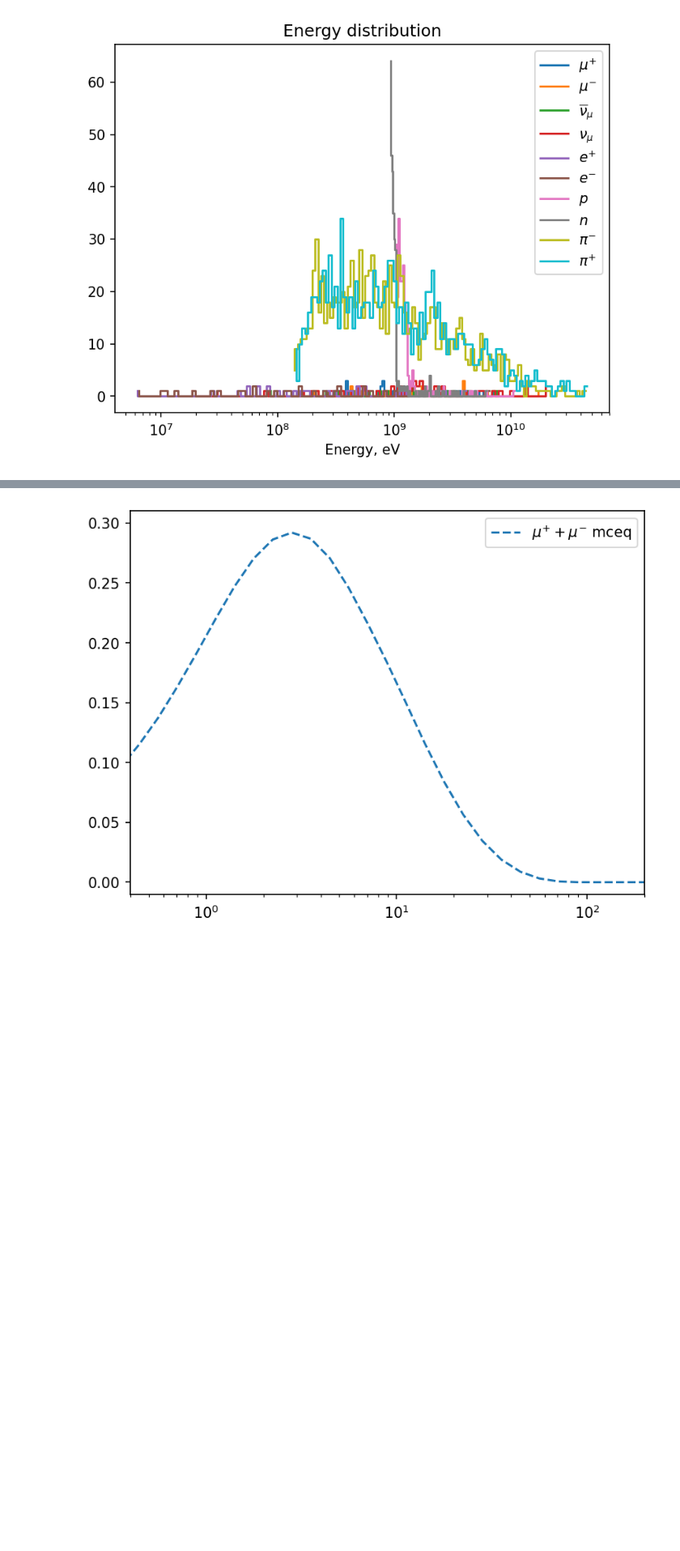
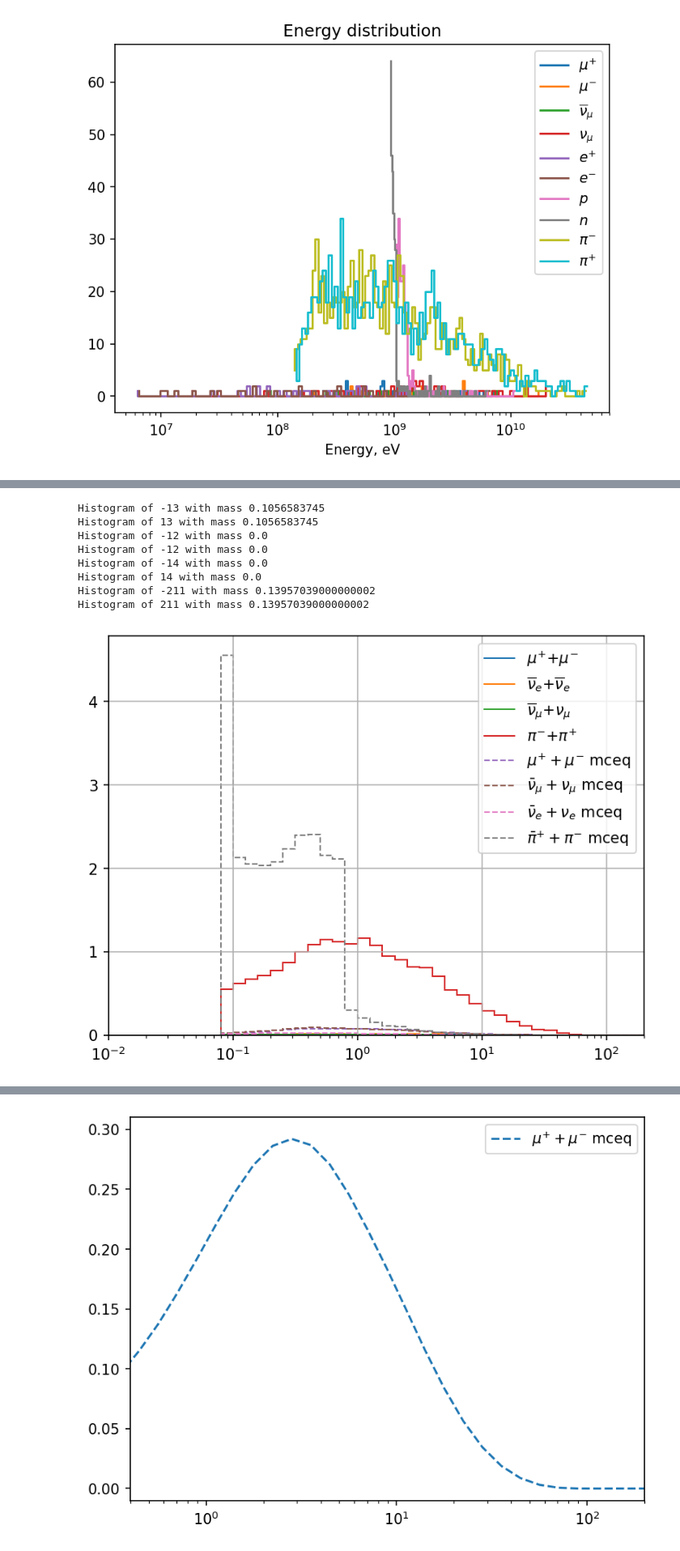
Before and after one commit to jncots/xmax_sigma, a Jupyter notebook: cascade_np/test_cas_driver.ipynb, the cells around one changed output, grey strips where cells are left out. Shown at 81% size. Cells and saved outputs as stored; diff of their text form; code cells hidden in the pictures; blank space fills up the shorter version.

```diff
--- a/cascade_np/test_cas_driver.ipynb
+++ b/cascade_np/test_cas_driver.ipynb
@@ -139,0 +128,19 @@ MCEqRun::set_primary_model(): Primary model set to Hillas-Gaisser (H3a)
+# %%
+%autoreload 2
+from mceq_comparison import MCEQDistributions
+import matplotlib.pylab as plt
+mceq_noloss = MCEQDistributions(
+                 energy = 1e2,
+                 pdg_id = 2212,
+                 theta_deg = 30,
+                 slant_depth = 635.9540964571235,
+                 pname_tuples = [
+                     ("mu", "mu+", "mu-"),
+                     ("numu", "numu", "antinumu"),
+                     ("nue", "nue", "antinue"),
+                     ("pi", "pi+", "pi-")],
+                 interaction_model = "DPMJET-III-19.1",
+                 enable_energy_loss = False,
+                 muon_helicity_dependence = False,
+                 disable_decays = [-13, 13, -211, 211])
+mceq_dist = mceq_noloss
@@ -171 +157,42 @@ Muon mass = 0.1056583745, 0.1056583745
+# %%
+plt.rcParams["figure.dpi"] = 150
+
+bins, hist, label = cascade_analysis.kin_energy_histogram(pdgs = (-13, 13), bins = mceq_dist.e_bins)
+plt.stairs(hist, bins, label = label, linestyle='-')
+
+bins, hist, label = cascade_analysis.kin_energy_histogram(pdgs = (-12, -12), bins = mceq_dist.e_bins)
+plt.stairs(hist, bins, label = label, linestyle='-')
+
+bins, hist, label = cascade_analysis.kin_energy_histogram(pdgs = (-14, 14), bins = mceq_dist.e_bins)
+plt.stairs(hist, bins, label = label, linestyle='-')
+
+bins, hist, label = cascade_analysis.kin_energy_histogram(pdgs = (-211, 211), bins = mceq_dist.e_bins)
+plt.stairs(hist, bins, label = label, linestyle='-')
+
+
+plt.stairs(mceq_dist.flux["mu"], mceq_dist.e_bins,
+           label = r"${\mu}^{+} + {\mu}^{-}$ mceq", linestyle='--')
+plt.stairs(mceq_dist.flux["numu"], mceq_dist.e_bins,
+           label = r"$\bar{\nu}_{\mu} + {\nu}_{\mu}$ mceq", linestyle='--')
+plt.stairs(mceq_dist.flux["nue"], mceq_dist.e_bins,
+           label = r"$\bar{\nu}_{e} + {\nu}_{e}$ mceq", linestyle='--')
+plt.stairs(mceq_dist.flux["pi"], mceq_dist.e_bins,
+           label = r"$\bar{\pi}^{+} + {\pi}^{-}$ mceq", linestyle='--')
+
+plt.xscale("log")
+plt.xlim(1e-2, 2e2)
+# plt.ylim(-0.01, 0.31)
+plt.legend()
+plt.grid()
+# plt.savefig('temp.png', transparent=True)
+# %% [output]
+Histogram of -13 with mass 0.1056583745
+Histogram of 13 with mass 0.1056583745
+Histogram of -12 with mass 0.0
+Histogram of -12 with mass 0.0
+Histogram of -14 with mass 0.0
+Histogram of 14 with mass 0.0
+Histogram of -211 with mass 0.13957039000000002
+Histogram of 211 with mass 0.13957039000000002
+[figure, added]
 # %%
```
Also changed, not shown: parts of 8 cells of this notebook, 4 other files.
